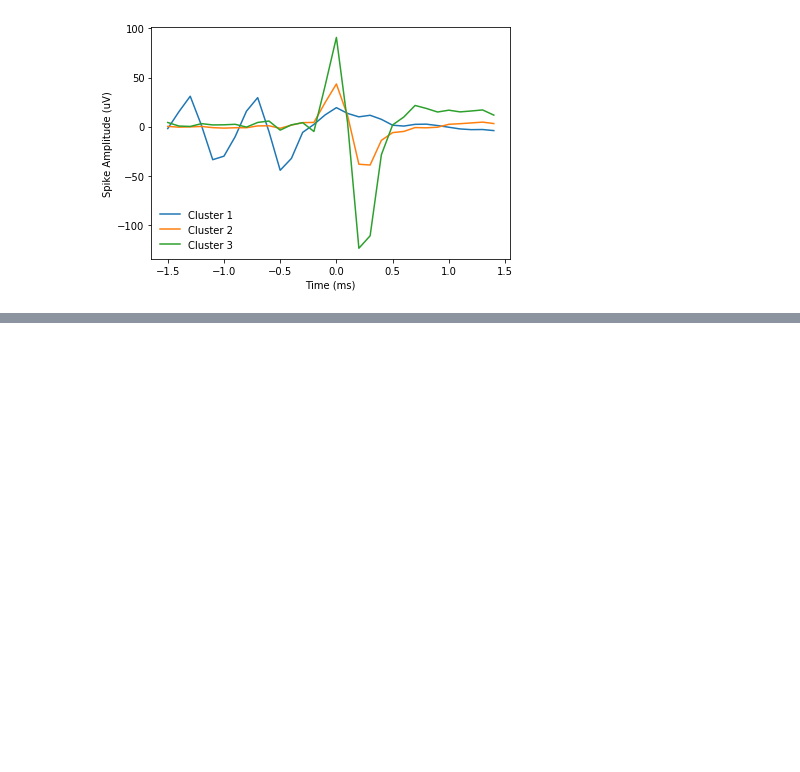
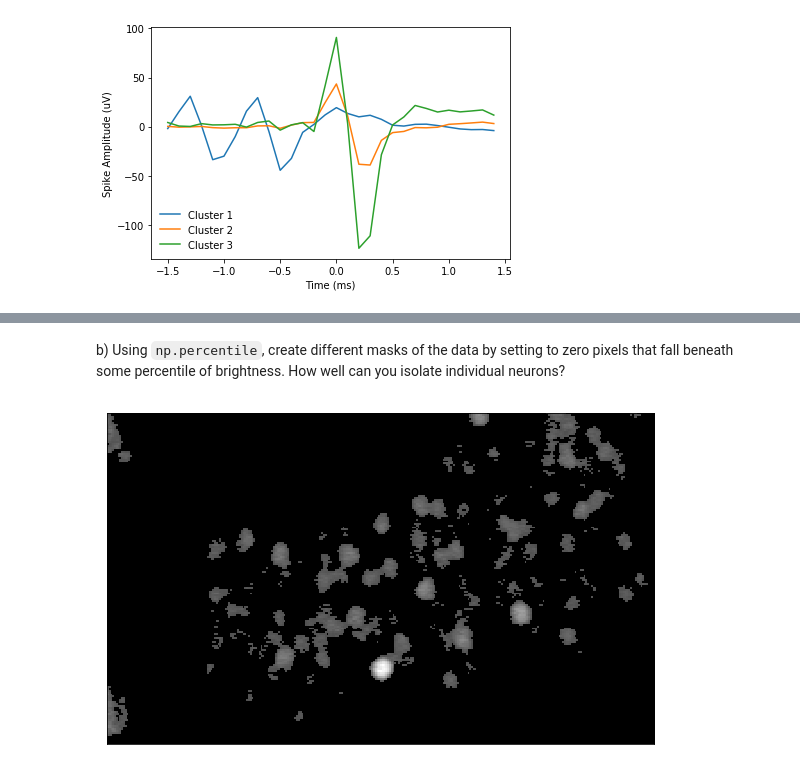
Before and after one commit to zashwood/pni_bootcamp_2019, a Jupyter notebook: day02/day02_solutions.ipynb, the cells around one changed output, grey strips where cells are left out. Saved outputs shown, nothing was run; the diff lists cells and outputs as text; code cells hidden in the pictures; blank space fills up the shorter version.

```diff
--- a/day02/day02_solutions.ipynb
+++ b/day02/day02_solutions.ipynb
@@ -323,0 +369,19 @@ plt.tight_layout()
+# %% [markdown]
+b) Using `np.percentile`, create different masks of the data by setting to zero pixels that fall beneath some percentile of brightness. How well can you isolate individual neurons?
+# %%
+## Threshold.
+threshold = np.percentile(luminance, 90)
+
+## Mask image.
+mask = np.where(luminance > threshold, luminance, 0)
+
+## Initialize canvas.
+fig, ax = plt.subplots(1,1,figsize=(8,5))
+
+## Plot heatmap.
+ax.imshow(mask, aspect='auto', cmap='binary_r')
+ax.set(xticks=[], yticks=[])
+
+plt.tight_layout()
+# %% [output]
+[figure, added]
```
Also changed, not shown: parts of 19 cells of this notebook, 4 other files.
